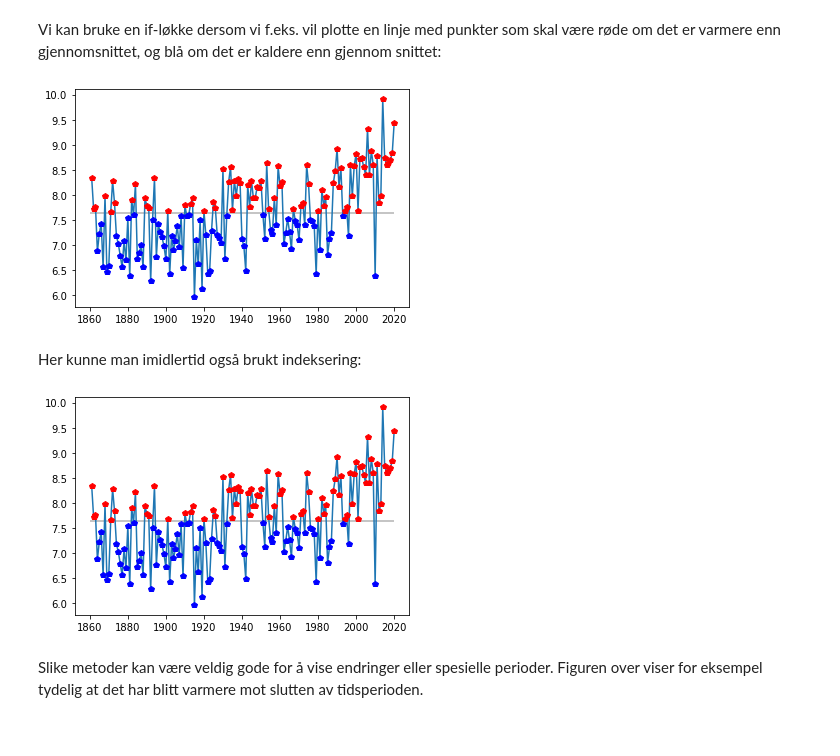
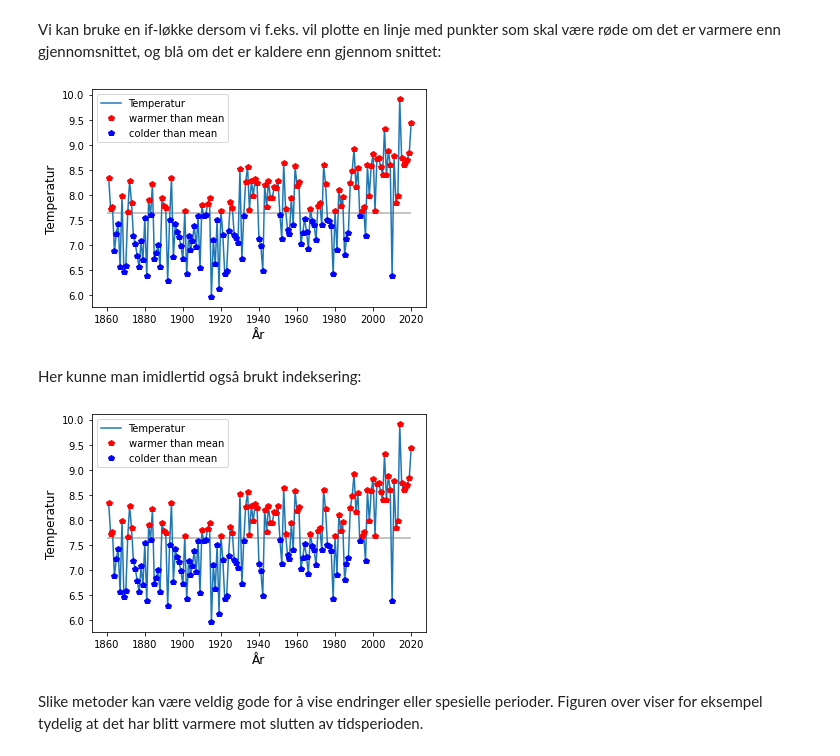
Before and after one commit to irendundas/EkteData, a Jupyter notebook: NAT624/Del7_forløkker_og_feilsøking.ipynb, the cells around one changed output. Drawn from its saved outputs; the diff is of its cells as text; code cells hidden in the pictures.

Commit message:
tidy up figures, include fontsize specification

```diff
--- a/NAT624/Del7_forløkker_og_feilsøking.ipynb
+++ b/NAT624/Del7_forløkker_og_feilsøking.ipynb
@@ -26,3 +28,15 @@ from EkteDataFunk import loadData # for filinnlasting
+# %%
+SMALL_SIZE = 10
+MEDIUM_SIZE = 12
+BIGGER_SIZE = 14
+
+plt.rc('font', size=SMALL_SIZE)          # controls default text sizes
+plt.rc('axes', titlesize=MEDIUM_SIZE)     # fontsize of the axes title
+plt.rc('axes', labelsize=MEDIUM_SIZE)    # fontsize of the x and y labels
+plt.rc('xtick', labelsize=SMALL_SIZE)    # fontsize of the tick labels
+plt.rc('ytick', labelsize=SMALL_SIZE)    # fontsize of the tick labels
+plt.rc('legend', fontsize=SMALL_SIZE)    # legend fontsize
+plt.rc('figure', titlesize=BIGGER_SIZE)  # fontsize of the figure title
 # %%
 file='TempBergenYearlyNonan.txt'
 temp,tid = loadData(file)
@@ -444,27 +477,40 @@ Vi kan bruke en if-løkke dersom vi f.eks. vil plotte en linje med punkter som s
 # %%
 mean=np.mean(temp)
 
-plt.plot(tid, temp)
+plt.plot(tid, temp, label='Temperatur')
 for count, T in enumerate(temp):
     if T > mean:
         plt.plot(tid[count], T, 'rp')
     elif T < mean:
         plt.plot(tid[count], T, 'bp')
 
+plt.plot(np.nan, np.nan, 'rp', label="warmer than mean")
+plt.plot(np.nan, np.nan, 'bp', label='colder than mean')
+plt.legend()
+
 plt.hlines(mean, 1860, 2020, 'k', alpha=.3)
+plt.ylabel('Temperatur')
+plt.xlabel('År')
 plt.show()
 # %% [output]
-[figure, old version]
+[figure, new version]
 # %% [markdown]
 Her kunne man imidlertid også brukt indeksering:
 # %%
-plt.plot(tid, temp)
+plt.plot(tid, temp, label='Temperatur')
 plt.plot(tid[temp>mean], temp[temp>mean], 'rp')
 plt.plot(tid[temp<mean], temp[temp<mean], 'bp')
+
+plt.plot(np.nan, np.nan, 'rp', label="warmer than mean")
+plt.plot(np.nan, np.nan, 'bp', label='colder than mean')
+plt.legend()
+
 plt.hlines(mean, 1860, 2020, 'k', alpha=.3)
+plt.ylabel('Temperatur')
+plt.xlabel('År')
 plt.show()
 # %% [output]
-[figure, old version]
+[figure, new version]
 # %% [markdown]
 Slike metoder kan være veldig gode for å vise endringer eller spesielle perioder. Figuren over viser for eksempel tydelig at det har blitt varmere mot slutten av tidsperioden.
 # %% [markdown]
```
Also changed, not shown: parts of 16 cells of this notebook.
